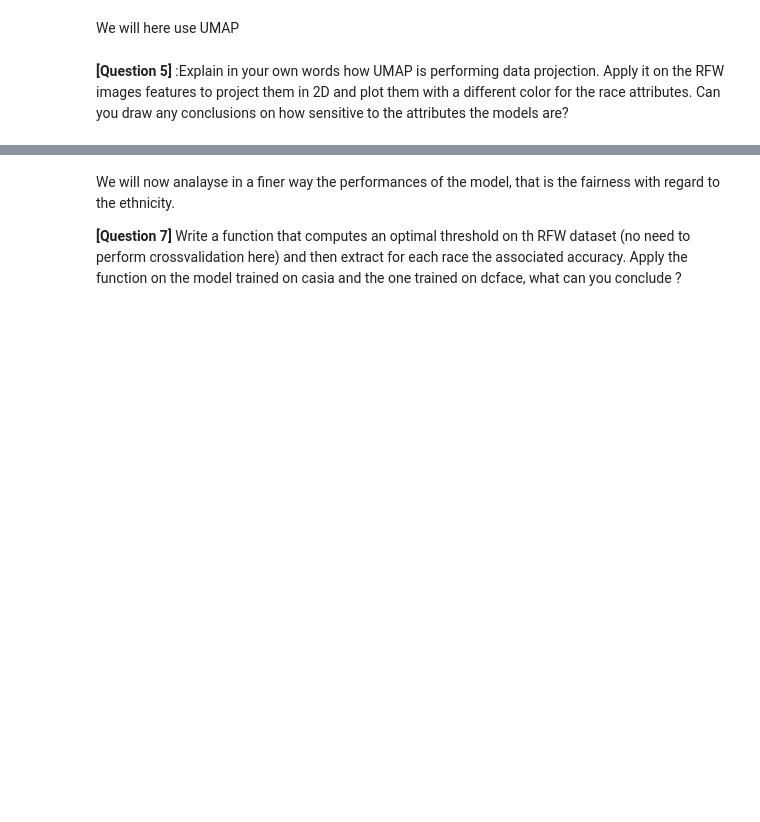
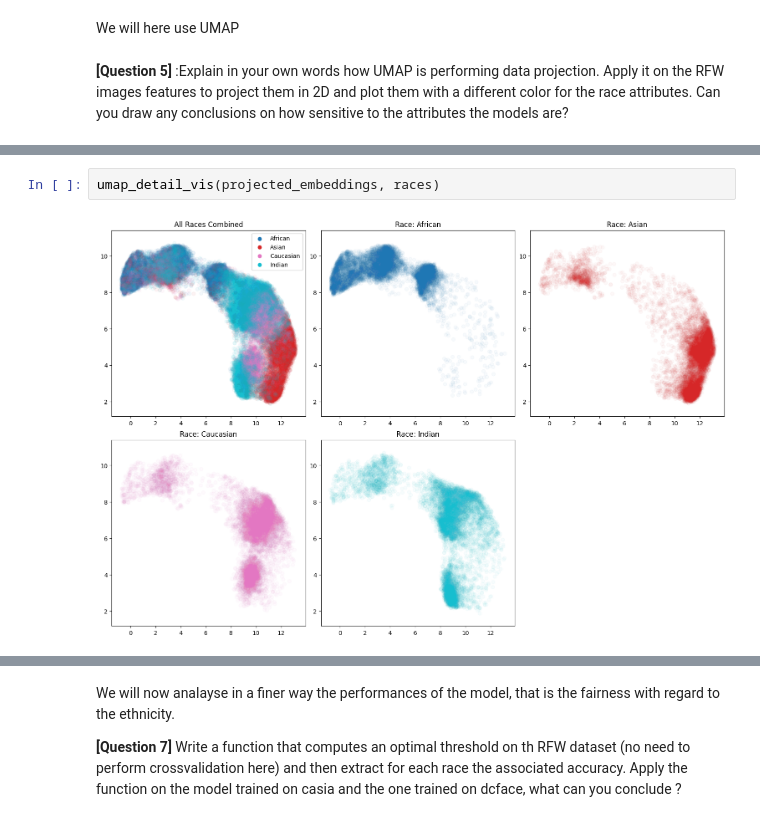
Before and after one commit to Carda01/fairness_ai, a Jupyter notebook: practical_fairness_in_ai_local_part3_Alfio_Cardillo.ipynb, the cells around one changed output, grey strips where cells are left out. Cells and saved outputs as stored; diff of their text form; blank space fills up the shorter version.

```diff
--- a/practical_fairness_in_ai_local_part3_Alfio_Cardillo.ipynb
+++ b/practical_fairness_in_ai_local_part3_Alfio_Cardillo.ipynb
@@ -1071,0 +1161,4 @@ leg  =plt.legend()
+# %%
+umap_detail_vis(projected_embeddings, races)
+# %% [output]
+[figure, added]
```
Also changed, not shown: parts of 15 cells of this notebook.
